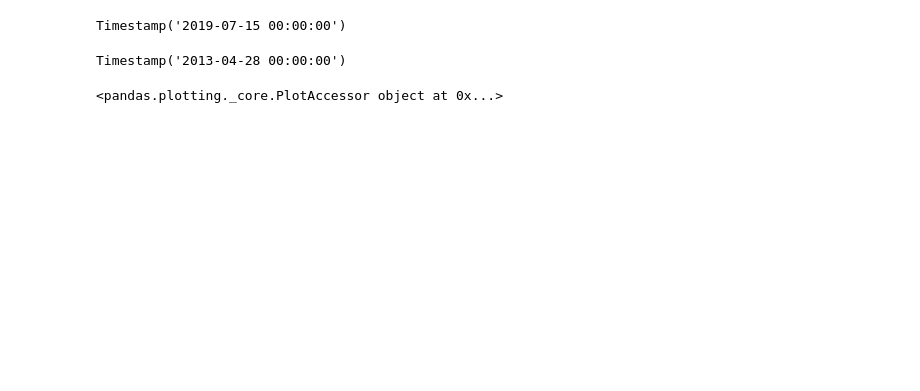
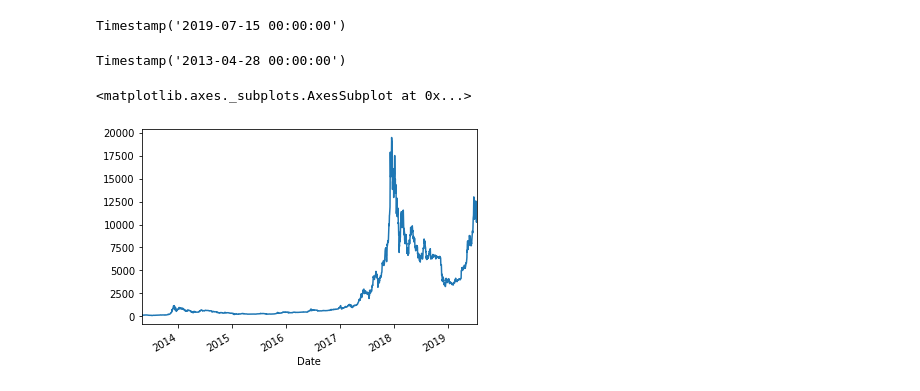
Before and after one commit to DhanushkaAbeyratne/Bitcoin-Price-Prediction---ARIMA, a Jupyter notebook: My_ids_project.ipynb, the cells around one changed output. Saved outputs shown, nothing was run; the diff lists cells and outputs as text; code cells hidden in the pictures; blank space fills up the shorter version.

```diff
--- a/My_ids_project.ipynb
+++ b/My_ids_project.ipynb
@@ -75,9 +74,10 @@ min(df_bitcoin.index)
 # %% [output]
 Timestamp('2013-04-28 00:00:00')
 # %%
-df_bitcoin["Close"].plot
+df_bitcoin["Close"].plot()
 # %% [output]
-<pandas.plotting._core.PlotAccessor object at 0x...>
+<matplotlib.axes._subplots.AxesSubplot at 0x...>
+[figure, added]
 # %%
 auto_correlations = df_bitcoin.corr()
 auto_correlations
```
Also changed, not shown: parts of 4 cells of this notebook.
